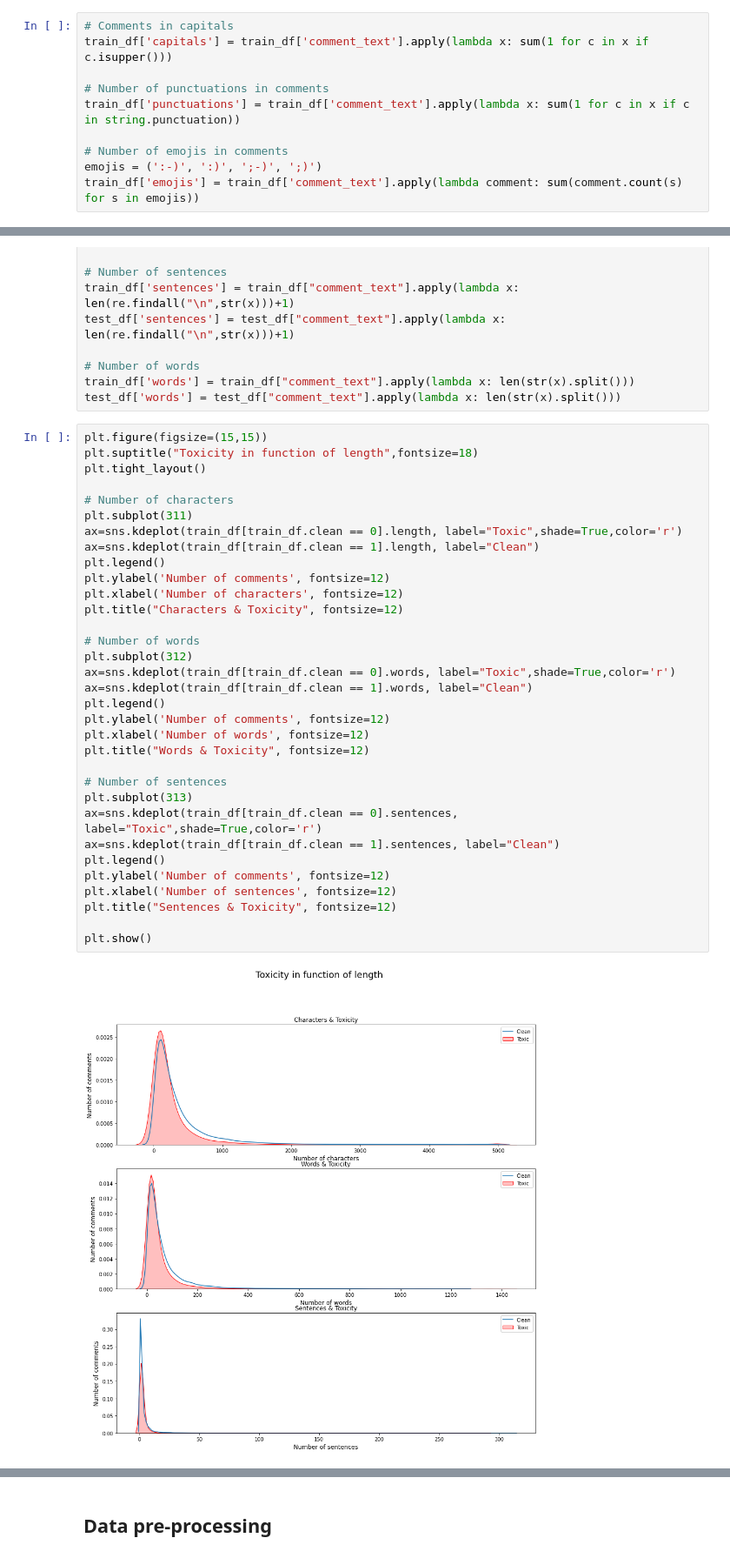
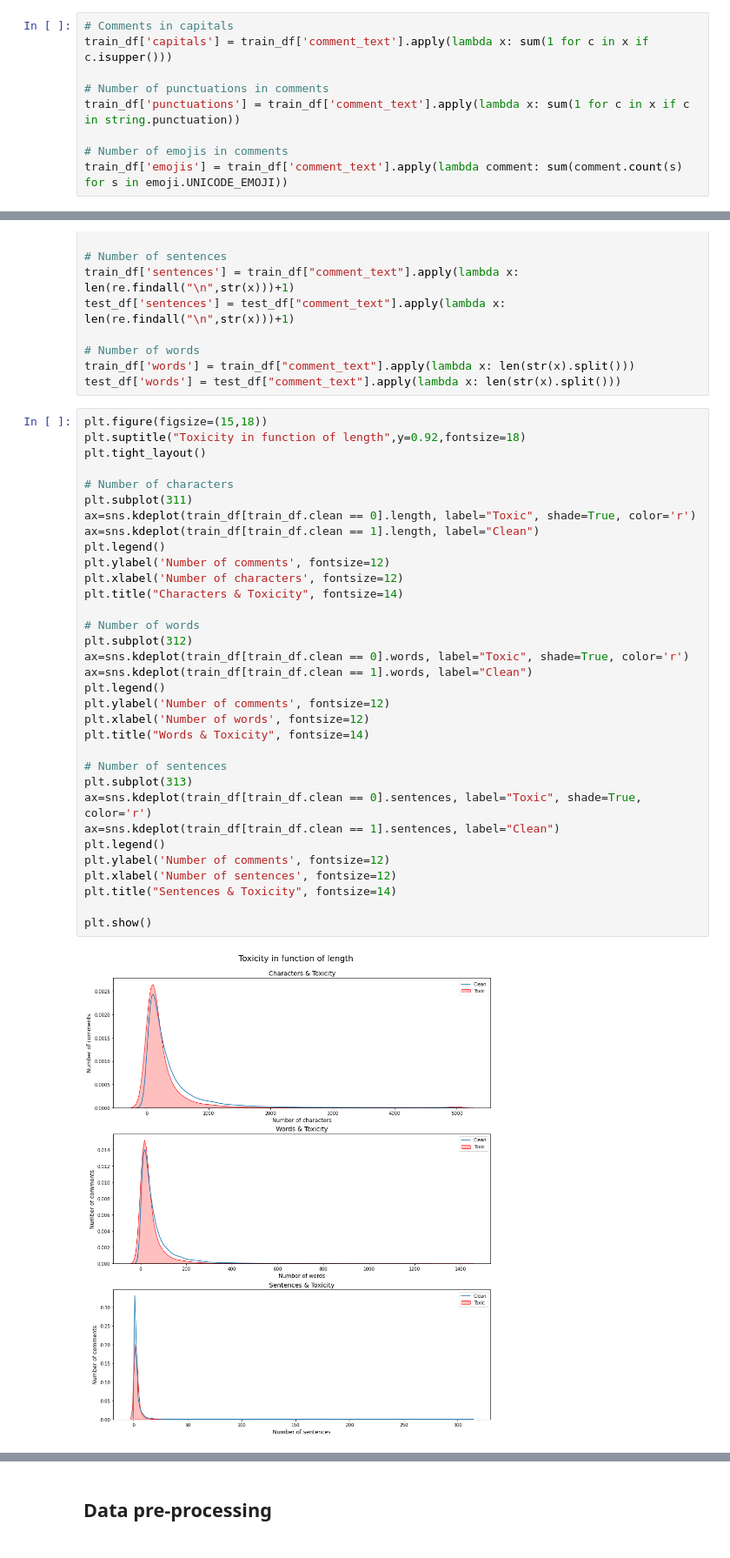
Before and after one commit to lbenbaccar/Toxic-Comment-Classification-Challenge, a Jupyter notebook: Toxic comments classification.ipynb, the cells around one changed output, grey strips where cells are left out. Shown at 87% size. Drawn from its saved outputs; the diff is of its cells as text.

```diff
--- a/Toxic comments classification.ipynb
+++ b/Toxic comments classification.ipynb
@@ -179,8 +189,7 @@ train_df['capitals'] = train_df['comment_text'].apply(lambda x: sum(1 for c in x
 train_df['punctuations'] = train_df['comment_text'].apply(lambda x: sum(1 for c in x if c in string.punctuation))
 
 # Number of emojis in comments
-emojis = (':-)', ':)', ';-)', ';)')
-train_df['emojis'] = train_df['comment_text'].apply(lambda comment: sum(comment.count(s) for s in emojis))
+train_df['emojis'] = train_df['comment_text'].apply(lambda comment: sum(comment.count(s) for s in emoji.UNICODE_EMOJI))
 # %%
 # Number of characters in comments
 train_df['length'] = train_df['comment_text'].apply(len)
@@ -194,38 +203,38 @@ test_df['sentences'] = test_df["comment_text"].apply(lambda x: len(re.findall("\
 train_df['words'] = train_df["comment_text"].apply(lambda x: len(str(x).split()))
 test_df['words'] = test_df["comment_text"].apply(lambda x: len(str(x).split()))
 # %%
-plt.figure(figsize=(15,15))
-plt.suptitle("Toxicity in function of length",fontsize=18)
+plt.figure(figsize=(15,18))
+plt.suptitle("Toxicity in function of length",y=0.92,fontsize=18)
 plt.tight_layout()
 
 # Number of characters
 plt.subplot(311)
-ax=sns.kdeplot(train_df[train_df.clean == 0].length, label="Toxic",shade=True,color='r')
+ax=sns.kdeplot(train_df[train_df.clean == 0].length, label="Toxic", shade=True, color='r')
 ax=sns.kdeplot(train_df[train_df.clean == 1].length, label="Clean")
 plt.legend()
 plt.ylabel('Number of comments', fontsize=12)
 plt.xlabel('Number of characters', fontsize=12)
-plt.title("Characters & Toxicity", fontsize=12)
+plt.title("Characters & Toxicity", fontsize=14)
 
 # Number of words
 plt.subplot(312)
-ax=sns.kdeplot(train_df[train_df.clean == 0].words, label="Toxic",shade=True,color='r')
+ax=sns.kdeplot(train_df[train_df.clean == 0].words, label="Toxic", shade=True, color='r')
 ax=sns.kdeplot(train_df[train_df.clean == 1].words, label="Clean")
 plt.legend()
 plt.ylabel('Number of comments', fontsize=12)
 plt.xlabel('Number of words', fontsize=12)
-plt.title("Words & Toxicity", fontsize=12)
+plt.title("Words & Toxicity", fontsize=14)
 
 # Number of sentences
 plt.subplot(313)
-ax=sns.kdeplot(train_df[train_df.clean == 0].sentences, label="Toxic",shade=True,color='r')
+ax=sns.kdeplot(train_df[train_df.clean == 0].sentences, label="Toxic", shade=True, color='r')
 ax=sns.kdeplot(train_df[train_df.clean == 1].sentences, label="Clean")
 plt.legend()
 plt.ylabel('Number of comments', fontsize=12)
 plt.xlabel('Number of sentences', fontsize=12)
-plt.title("Sentences & Toxicity", fontsize=12)
+plt.title("Sentences & Toxicity", fontsize=14)
 
 plt.show()
 # %% [output]
-[figure, old version]
+[figure, new version]
 # %%
```
Also changed, not shown: parts of 39 cells of this notebook.
